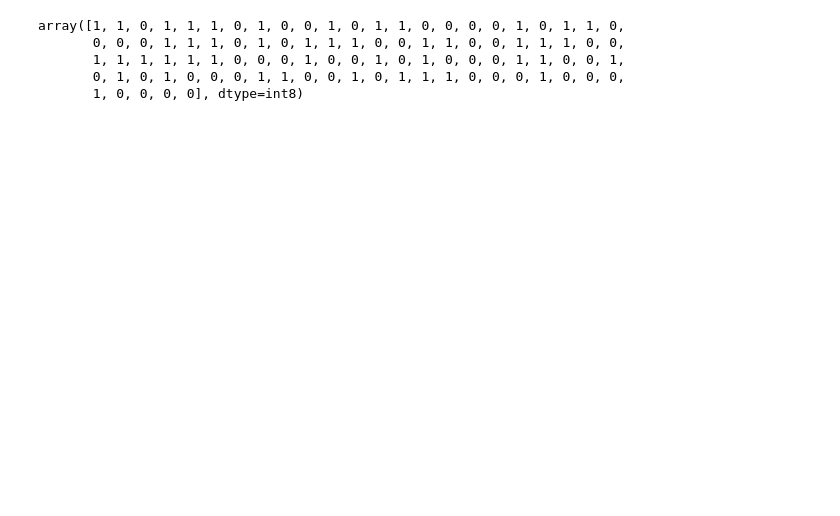
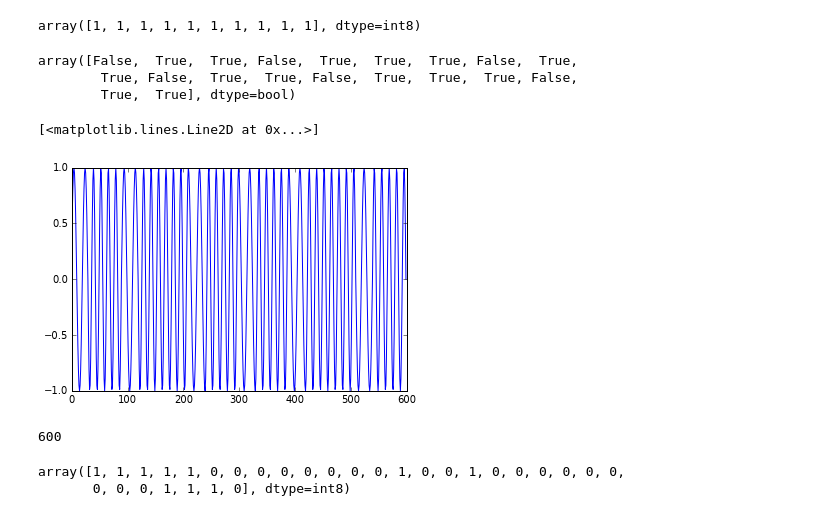
Before and after one commit to lambdaloop/radio-images, a Jupyter notebook: test.ipynb, the cells around one changed output. Saved outputs shown, nothing was run; the diff lists cells and outputs as text; code cells hidden in the pictures; blank space fills up the shorter version.

```diff
--- a/test.ipynb
+++ b/test.ipynb
@@ -326,8 +313,12 @@ axis((0,4096,0,max(abs(FSK_f))))
 # %%
-def afsk(bits, f0, fs, baud):
+f_low, f_high = 2205, 3307.5
+
+def afsk(bits, baud, fs=44100.0):
     Ns = int(float(fs) / baud)
     M = np.repeat(bits*2-1,Ns)
-    delta_f = 600
+
+    f0 = (f_low + f_high) / 2.0
+    delta_f = (f_high - f_low) / 2.0
 
     # compute phase by integrating frequency
     ph = 2*pi*cumsum(f0 + M.ravel()*delta_f)/fs
@@ -335,20 +326,19 @@ def afsk(bits, f0, fs, baud):
 
     return FSK
 
-def nc_afskDemod(sig, TBW=2.0, N=74):
+def nc_afsk_demod(sig, TBW=2.0, N=74,  fs = 44100.0):
     #  non-coherent demodulation of afsk1200
     # function returns the NRZI (without rectifying it)
 
-    fs = 44100.0
     BW =  float(TBW) / N
 
-    h_mark = signal.firwin(numtaps=N, cutoff=BW) * np.exp(1j * 2 * pi * 1200/fs * arange(N))
-    h_space = signal.firwin(numtaps=N, cutoff=BW) * np.exp(1j * 2 * pi * 2400/fs * arange(N))
+    h_mark = signal.firwin(numtaps=N, cutoff=BW) * np.exp(1j * 2 * pi * f_low/fs * arange(N))
+    h_space = signal.firwin(numtaps=N, cutoff=BW) * np.exp(1j * 2 * pi * f_high/fs * arange(N))
 
     v_space = signal.fftconvolve(sig, h_space)
     v_mark  = signal.fftconvolve(sig, h_mark)
 
-    NRZa = abs(v_mark) - abs(v_space)
+    NRZa = abs(v_space) - abs(v_mark)
 
     return NRZa[N/2:-N/2]
 
@@ -373,11 +363,39 @@ def decode_bits(x, fs=44100.0, baud=1200):
         state = 1 - state
 
     return np.array(bits)
+
+def decode_bits2(NRZI, fs=44100.0, baud=1200):
+
+    samples_bit = float(fs) / baud
+
+    offset = samples_bit / 2.0
+    i = offset
+
+    n = 0
+
+    bits = []
+
+    while i < len(NRZI):
+        bits.append(np.mean(NRZI[i:i+8]) > 0)
+        n += 1
+        i = int(n*samples_bit + offset)
+
+    bits = np.array(bits)
+
+    return bits
 # %%
-(1 - np.int8(decode_bits(np.sign(nc_afskDemod(afsk(bits, f0, fs, baud))), baud=baud)))
+(1 - np.int8(decode_bits2(np.sign(nc_afskDemod(afsk(bits, baud, fs))), baud=baud)))
 # %% [output]
-array([1, 1, 0, 1, 1, 1, 0, 1, 0, 0, 1, 0, 1, 1, 0, 0, 0, 0, 1, 0, 1, 1, 0,
-       0, 0, 0, 1, 1, 1, 0, 1, 0, 1, 1, 1, 0, 0, 1, 1, 0, 0, 1, 1, 1, 0, 0,
-       1, 1, 1, 1, 1, 1, 0, 0, 0, 1, 0, 0, 1, 0, 1, 0, 0, 0, 1, 1, 0, 0, 1,
-       0, 1, 0, 1, 0, 0, 0, 1, 1, 0, 0, 1, 0, 1, 1, 1, 0, 0, 0, 1, 0, 0, 0,
-       1, 0, 0, 0, 0], dtype=int8)
+array([1, 1, 1, 1, 1, 1, 1, 1, 1, 1], dtype=int8)
+# %%
+np.append(bits, bits)
+# %% [output]
+array([False,  True,  True, False,  True,  True,  True, False,  True,
+        True, False,  True,  True, False,  True,  True,  True, False,
+        True,  True], dtype=bool)
+# %%
+FSK = afsk(np.append(bits, bits), baud*2, fs)
+plot(FSK)
+# %% [output]
+[<matplotlib.lines.Line2D at 0x...>]
+[figure, added]
@@ -383,0 +405,4 @@ array([1, 1, 0, 1, 1, 1, 0, 1, 0, 0, 1, 0, 1, 1, 0, 0, 0, 0, 1, 0, 1, 1, 0,
+# %%
+len(FSK)
+# %% [output]
+600
@@ -383,0 +411,6 @@ array([1, 1, 0, 1, 1, 1, 0, 1, 0, 0, 1, 0, 1, 1, 0, 0, 0, 0, 1, 0, 1, 1, 0,
+# %%
+d = nc_afskDemod(ss, TBW=1.0)
+np.int8(decode_bits2(np.sign(d), baud=baud*2))
+# %% [output]
+array([1, 1, 1, 1, 1, 0, 0, 0, 0, 0, 0, 0, 0, 1, 0, 0, 1, 0, 0, 0, 0, 0, 0,
+       0, 0, 0, 1, 1, 1, 0], dtype=int8)
```
Also changed, not shown: parts of 24 cells of this notebook, 8 other files.
